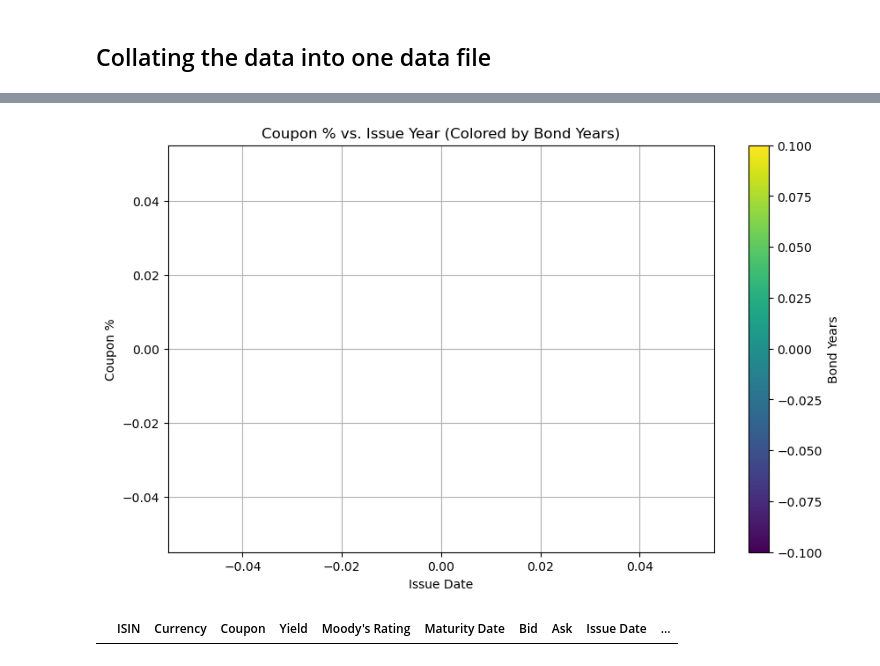
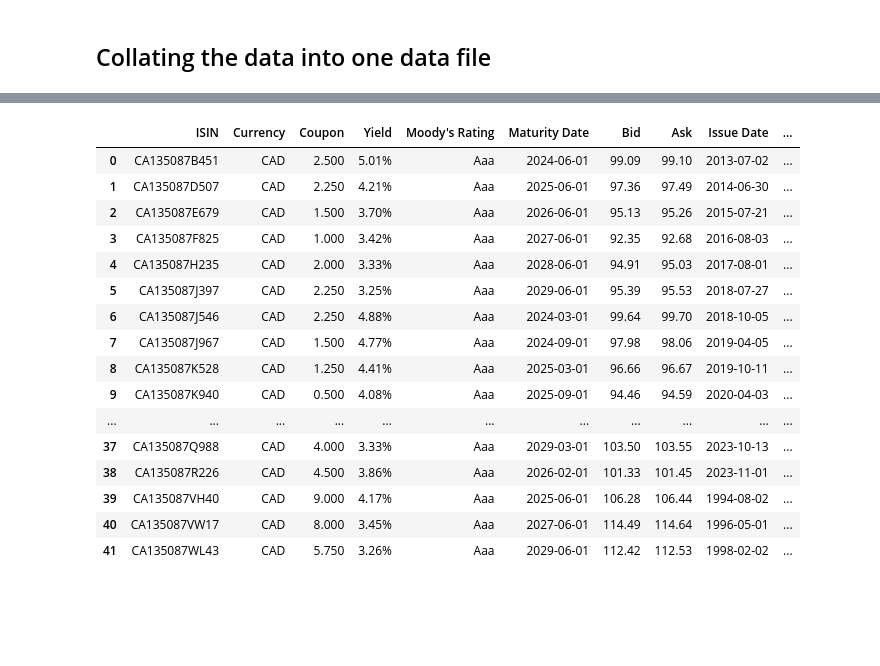
Before and after one commit to pinakin7/1856, a Jupyter notebook: Assignment 1/experiment.ipynb, the cells around one changed output, grey strips where cells are left out. Saved outputs shown, nothing was run; the diff lists cells and outputs as text; code cells hidden in the pictures; blank space fills up the shorter version.

```diff
--- a/Assignment 1/experiment.ipynb
+++ b/Assignment 1/experiment.ipynb
@@ -114,8 +80,0 @@ filtered_data = data[area_one & area_two & area_three]
-# %%
-plot_coupon_issue(filtered_data)
-# %% [output]
-[figure, removed]
-# %%
-filtered_data
-# %% [output]
-|  | ISIN | Currency | Coupon | Yield | Moody's Rating | Maturity Date | Bid | Ask | Issue Date | ... |
@@ -121,0 +86,20 @@ filtered_data
+# %%
+data
+# %% [output]
+|  | ISIN | Currency | Coupon | Yield | Moody's Rating | Maturity Date | Bid | Ask | Issue Date | ... |
+| 0 | CA135087B451 | CAD | 2.500 | 5.01% | Aaa | 2024-06-01 | 99.09 | 99.10 | 2013-07-02 | ... |
+| 1 | CA135087D507 | CAD | 2.250 | 4.21% | Aaa | 2025-06-01 | 97.36 | 97.49 | 2014-06-30 | ... |
+| 2 | CA135087E679 | CAD | 1.500 | 3.70% | Aaa | 2026-06-01 | 95.13 | 95.26 | 2015-07-21 | ... |
+| 3 | CA135087F825 | CAD | 1.000 | 3.42% | Aaa | 2027-06-01 | 92.35 | 92.68 | 2016-08-03 | ... |
+| 4 | CA135087H235 | CAD | 2.000 | 3.33% | Aaa | 2028-06-01 | 94.91 | 95.03 | 2017-08-01 | ... |
+| 5 | CA135087J397 | CAD | 2.250 | 3.25% | Aaa | 2029-06-01 | 95.39 | 95.53 | 2018-07-27 | ... |
+| 6 | CA135087J546 | CAD | 2.250 | 4.88% | Aaa | 2024-03-01 | 99.64 | 99.70 | 2018-10-05 | ... |
+| 7 | CA135087J967 | CAD | 1.500 | 4.77% | Aaa | 2024-09-01 | 97.98 | 98.06 | 2019-04-05 | ... |
+| 8 | CA135087K528 | CAD | 1.250 | 4.41% | Aaa | 2025-03-01 | 96.66 | 96.67 | 2019-10-11 | ... |
+| 9 | CA135087K940 | CAD | 0.500 | 4.08% | Aaa | 2025-09-01 | 94.46 | 94.59 | 2020-04-03 | ... |
+| ... | ... | ... | ... | ... | ... | ... | ... | ... | ... | ... |
+| 37 | CA135087Q988 | CAD | 4.000 | 3.33% | Aaa | 2029-03-01 | 103.50 | 103.55 | 2023-10-13 | ... |
+| 38 | CA135087R226 | CAD | 4.500 | 3.86% | Aaa | 2026-02-01 | 101.33 | 101.45 | 2023-11-01 | ... |
+| 39 | CA135087VH40 | CAD | 9.000 | 4.17% | Aaa | 2025-06-01 | 106.28 | 106.44 | 1994-08-02 | ... |
+| 40 | CA135087VW17 | CAD | 8.000 | 3.45% | Aaa | 2027-06-01 | 114.49 | 114.64 | 1996-05-01 | ... |
+| 41 | CA135087WL43 | CAD | 5.750 | 3.26% | Aaa | 2029-06-01 | 112.42 | 112.53 | 1998-02-02 | ... |
```
Also changed, not shown: parts of 16 cells of this notebook, 2 other files.
